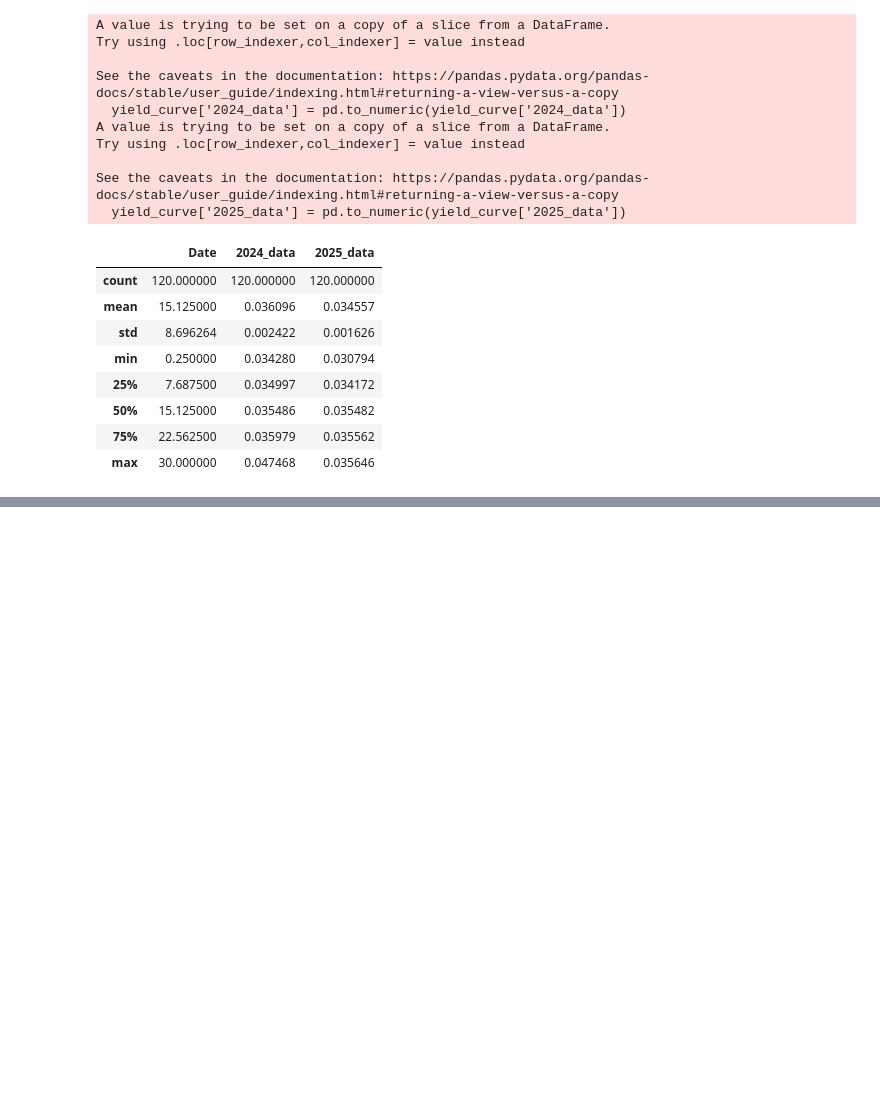
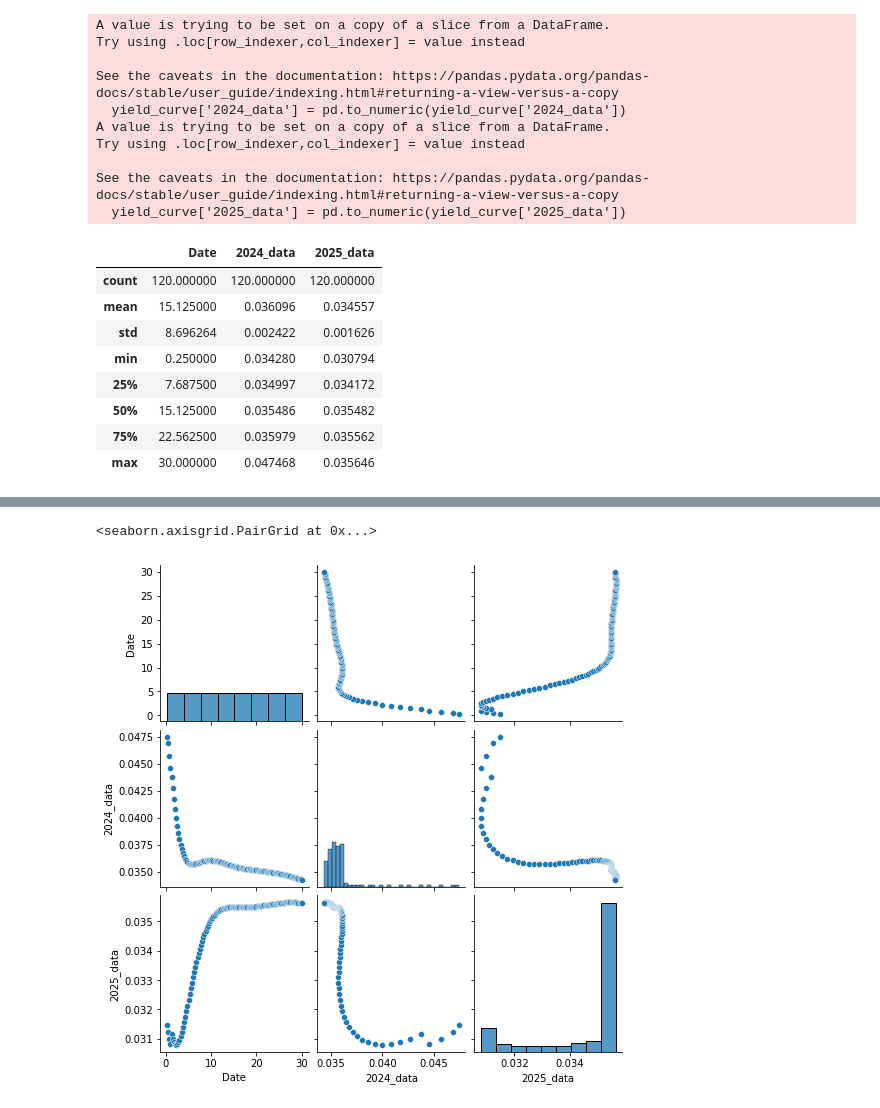
Before and after one commit to willseff/bond-pricing, a Jupyter notebook: bond_pricing.ipynb, the cells around one changed output, grey strips where cells are left out. Saved outputs shown, nothing was run; the diff lists cells and outputs as text; code cells hidden in the pictures; blank space fills up the shorter version.

```diff
--- a/bond_pricing.ipynb
+++ b/bond_pricing.ipynb
@@ -105,0 +104,9 @@ plt.plot(yield_curve['Date'], yield_curve['2025_data'], label='2025', color='blu
+# %%
+# make pairplot
+
+import seaborn as sns
+
+sns.pairplot(yield_curve)
+# %% [output]
+<seaborn.axisgrid.PairGrid at 0x...>
+[figure, added]
```
Also changed, not shown: parts of 5 cells of this notebook.
